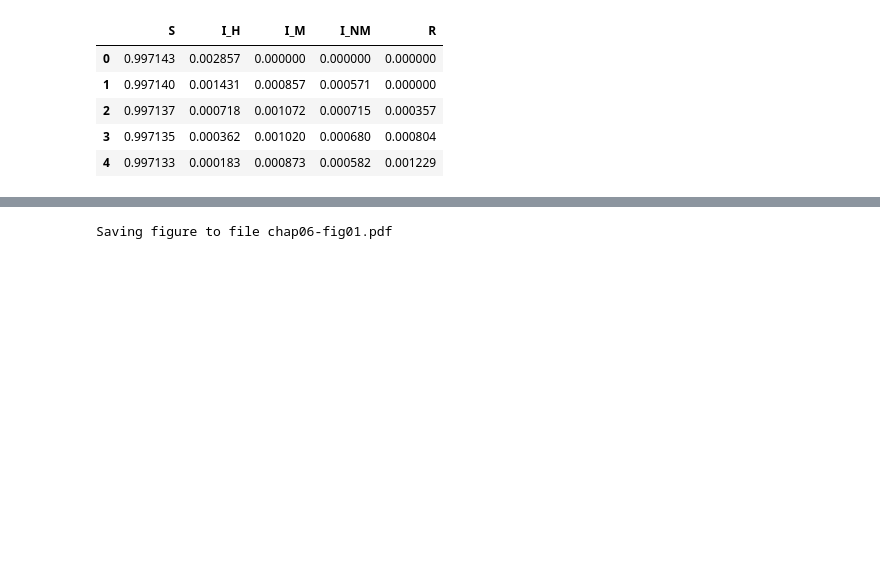
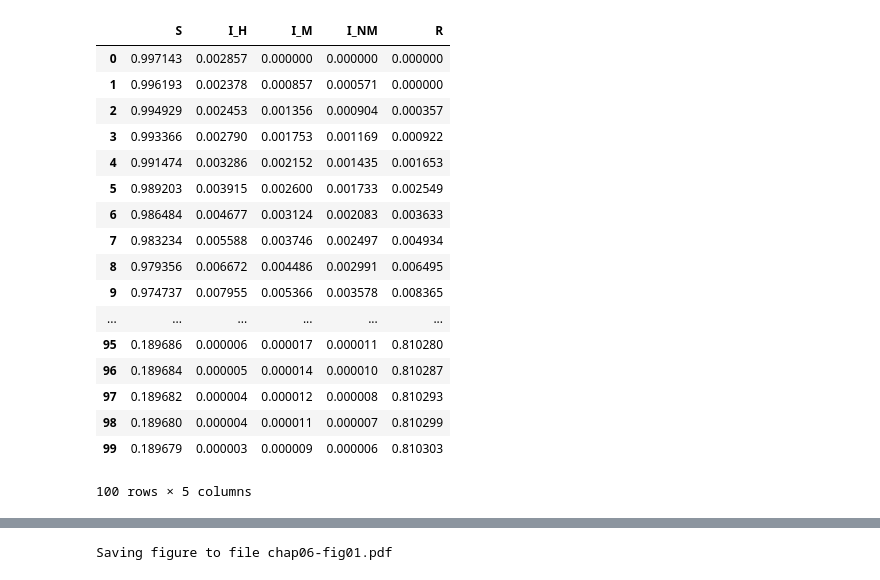
Before and after one commit to MarkG98/ModSimPy-Project-2, a Jupyter notebook: ProjectAlison.ipynb, the cells around one changed output, grey strips where cells are left out. Saved outputs shown, nothing was run; the diff lists cells and outputs as text; code cells hidden in the pictures; blank space fills up the shorter version.

```diff
--- a/ProjectAlison.ipynb
+++ b/ProjectAlison.ipynb
@@ -87,7 +87,7 @@ def update1(state, system):
 
     # Infected-Healthy
     #still_IH = i_h * omega
-    new_IH = s * ((i_h + i_m + i_nm)/350) * system.beta
+    new_IH = s * ((i_h + i_m + i_nm)) * system.beta
     #infected_Healthy = still_IH + new_IH
 
     # Infected-Medicine
@@ -112,14 +112,26 @@ def update1(state, system):
 # %%
 system = make_system(beta, gamma, omega, alpha)
 run_simulation(system, update1)
-system.results.head()
+system.results
 # %% [output]
 |  | S | I_H | I_M | I_NM | R |
 | 0 | 0.997143 | 0.002857 | 0.000000 | 0.000000 | 0.000000 |
-| 1 | 0.997140 | 0.001431 | 0.000857 | 0.000571 | 0.000000 |
-| 2 | 0.997137 | 0.000718 | 0.001072 | 0.000715 | 0.000357 |
-| 3 | 0.997135 | 0.000362 | 0.001020 | 0.000680 | 0.000804 |
-| 4 | 0.997133 | 0.000183 | 0.000873 | 0.000582 | 0.001229 |
+| 1 | 0.996193 | 0.002378 | 0.000857 | 0.000571 | 0.000000 |
+| 2 | 0.994929 | 0.002453 | 0.001356 | 0.000904 | 0.000357 |
+| 3 | 0.993366 | 0.002790 | 0.001753 | 0.001169 | 0.000922 |
+| 4 | 0.991474 | 0.003286 | 0.002152 | 0.001435 | 0.001653 |
+| 5 | 0.989203 | 0.003915 | 0.002600 | 0.001733 | 0.002549 |
+| 6 | 0.986484 | 0.004677 | 0.003124 | 0.002083 | 0.003633 |
+| 7 | 0.983234 | 0.005588 | 0.003746 | 0.002497 | 0.004934 |
+| 8 | 0.979356 | 0.006672 | 0.004486 | 0.002991 | 0.006495 |
+| 9 | 0.974737 | 0.007955 | 0.005366 | 0.003578 | 0.008365 |
+| ... | ... | ... | ... | ... | ... |
+| 95 | 0.189686 | 0.000006 | 0.000017 | 0.000011 | 0.810280 |
+| 96 | 0.189684 | 0.000005 | 0.000014 | 0.000010 | 0.810287 |
+| 97 | 0.189682 | 0.000004 | 0.000012 | 0.000008 | 0.810293 |
+| 98 | 0.189680 | 0.000004 | 0.000011 | 0.000007 | 0.810299 |
+| 99 | 0.189679 | 0.000003 | 0.000009 | 0.000006 | 0.810303 |
+100 rows × 5 columns
 # %%
 frame = system.results
 plot_results(frame.S, frame.I_H, frame.I_M, frame.I_NM, frame.R)
```
Also changed, not shown: parts of 1 cell of this notebook.
